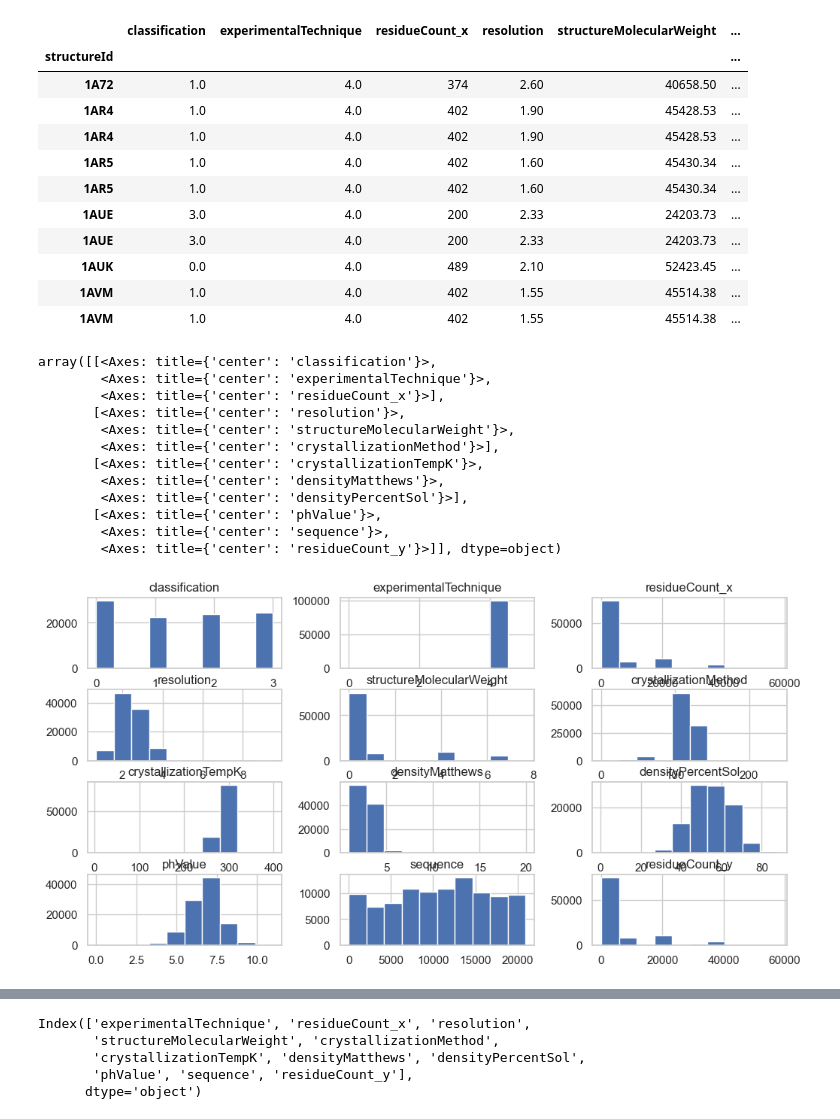
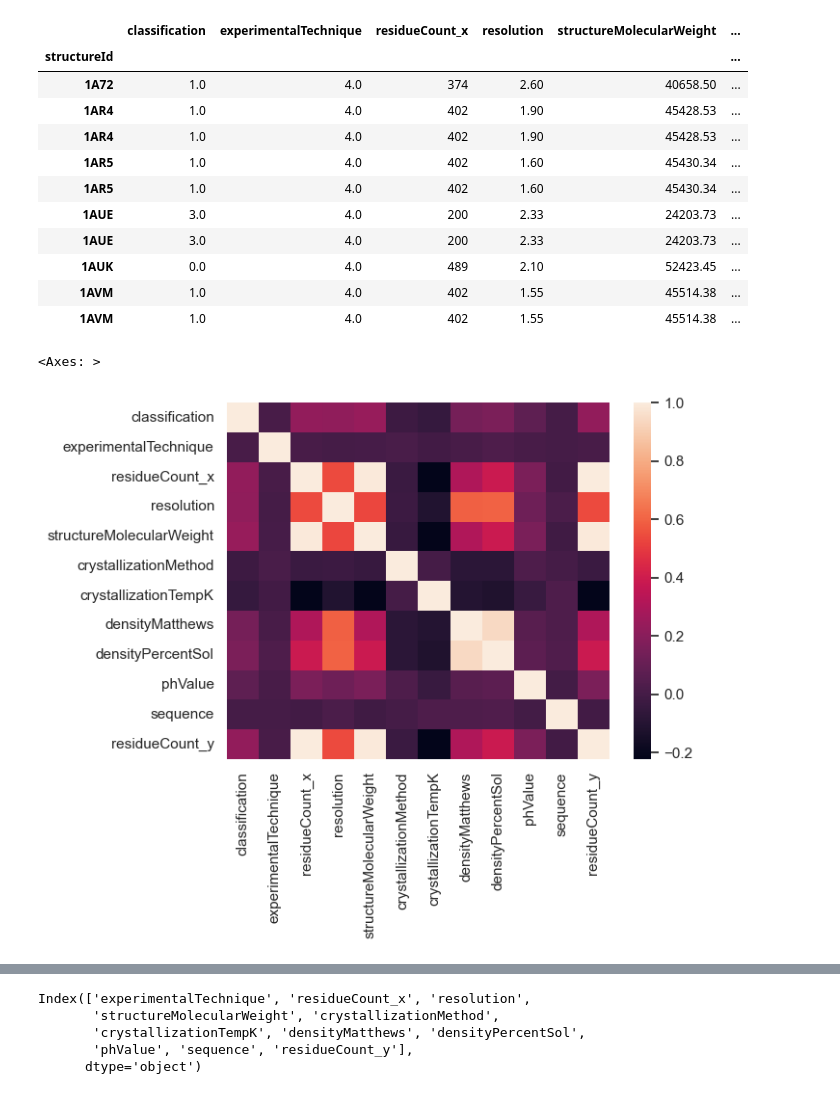
Before and after one commit to parthkhurana07/Protein_Family_Classification, a Jupyter notebook: protein_classification.ipynb, the cells around one changed output, grey strips where cells are left out. Drawn from its saved outputs; the diff is of its cells as text; code cells hidden in the pictures.

```diff
--- a/protein_classification.ipynb
+++ b/protein_classification.ipynb
@@ -210,19 +232,8 @@ df_final.head(10)
 | 1AUK | 0.0 | 4.0 | 489 | 2.10 | 52423.45 | ... |
 | 1AVM | 1.0 | 4.0 | 402 | 1.55 | 45514.38 | ... |
 | 1AVM | 1.0 | 4.0 | 402 | 1.55 | 45514.38 | ... |
-# %%
-df_final.hist(figsize=(12,6), layout=(4,3))
-# %% [output]
-array([[<Axes: title={'center': 'classification'}>,
-        <Axes: title={'center': 'experimentalTechnique'}>,
-        <Axes: title={'center': 'residueCount_x'}>],
-       [<Axes: title={'center': 'resolution'}>,
-        <Axes: title={'center': 'structureMolecularWeight'}>,
-        <Axes: title={'center': 'crystallizationMethod'}>],
-       [<Axes: title={'center': 'crystallizationTempK'}>,
-        <Axes: title={'center': 'densityMatthews'}>,
-        <Axes: title={'center': 'densityPercentSol'}>],
-       [<Axes: title={'center': 'phValue'}>,
-        <Axes: title={'center': 'sequence'}>,
-        <Axes: title={'center': 'residueCount_y'}>]], dtype=object)
-[figure, removed]
+# %%
+sns.heatmap(df_final.corr())
+# %% [output]
+<Axes: >
+[figure, added]
```
Also changed, not shown: parts of 18 cells of this notebook.
